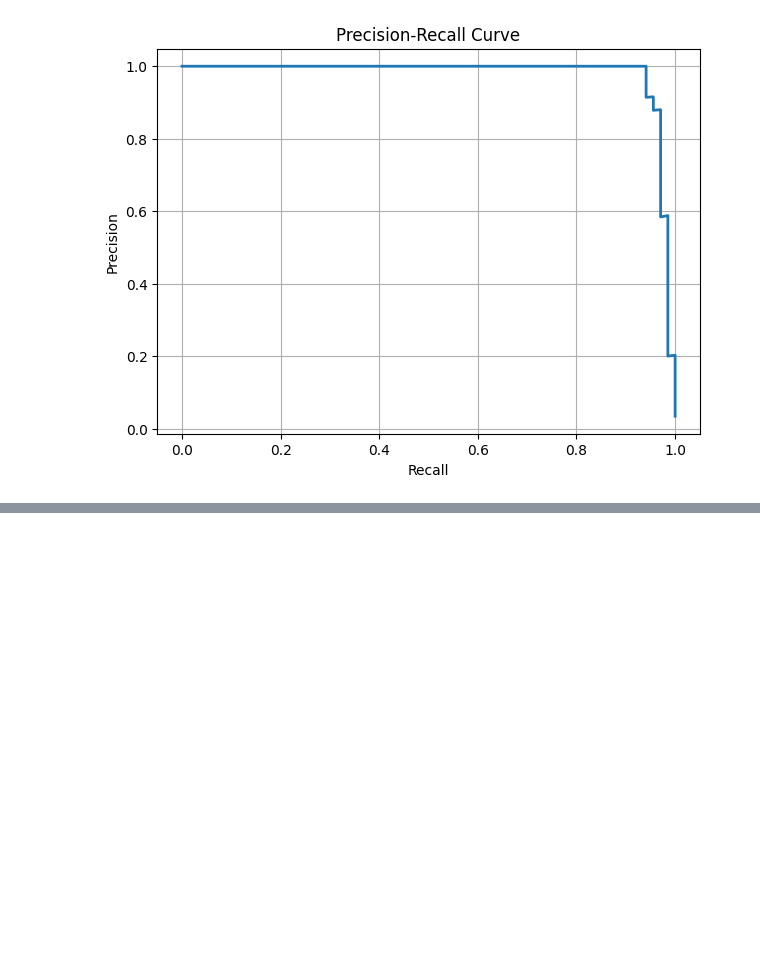
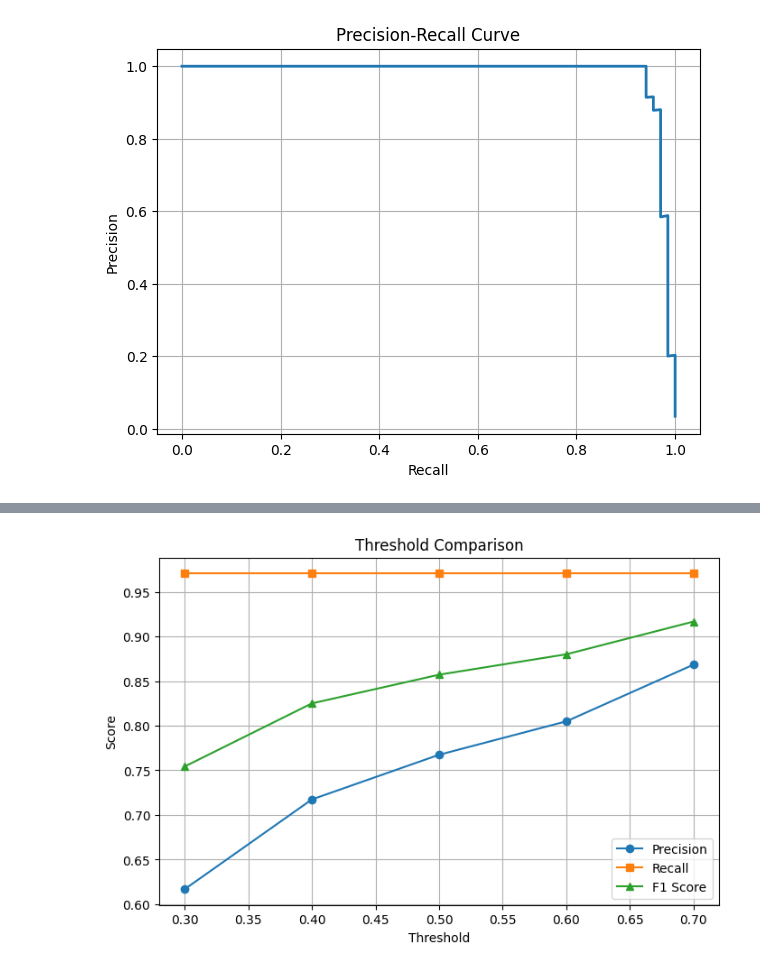
Before and after one commit to durgaanilcodes/predictive-maintenance, a Jupyter notebook: notebooks/predictive_maintenance_model_week4_pynb.ipynb, the cells around one changed output, grey strips where cells are left out. Cells and saved outputs as stored; diff of their text form; code cells hidden in the pictures; blank space fills up the shorter version.

Commit message:
Add threshold tuning analysis and comparison charts

```diff
--- a/notebooks/predictive_maintenance_model_week4_pynb.ipynb
+++ b/notebooks/predictive_maintenance_model_week4_pynb.ipynb
@@ -675,0 +686,18 @@ plt.show()
+# %%
+import pandas as pd
+from sklearn.metrics import precision_score, recall_score, f1_score
+thresholds = [0.3, 0.4, 0.5, 0.6, 0.7]
+results = []
+for t in thresholds:
+    pred = (y_prob >= t).astype(int)
+    results.append([
+        t,
+        precision_score(y_test, pred),
+        recall_score(y_test, pred),
+        f1_score(y_test, pred)
+    ])
+threshold_df = pd.DataFrame(
+    results,
+    columns=["Threshold", "Precision", "Recall", "F1 Score"]
+)
+threshold_df
@@ -675,0 +711,22 @@ plt.show()
+# %%
+plt.figure(figsize=(8,5))
+plt.plot(threshold_df["Threshold"],
+         threshold_df["Precision"],
+         marker='o',
+         label="Precision")
+plt.plot(threshold_df["Threshold"],
+         threshold_df["Recall"],
+         marker='s',
+         label="Recall")
+plt.plot(threshold_df["Threshold"],
+         threshold_df["F1 Score"],
+         marker='^',
+         label="F1 Score")
+plt.xlabel("Threshold")
+plt.ylabel("Score")
+plt.title("Threshold Comparison")
+plt.legend()
+plt.grid(True)
+plt.show()
+# %% [output]
+[figure, added]
```
Also changed, not shown: parts of 2 cells of this notebook.
